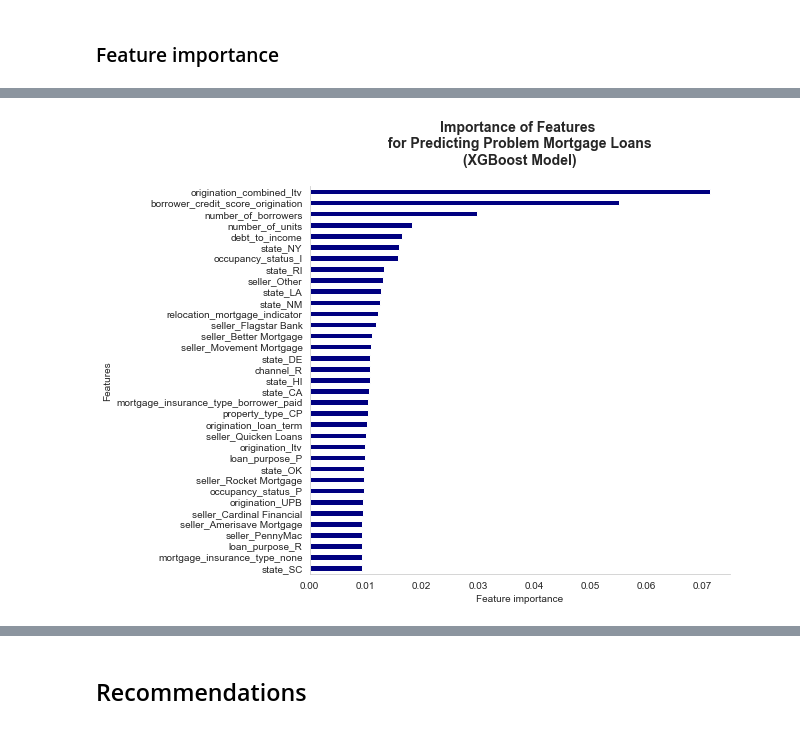
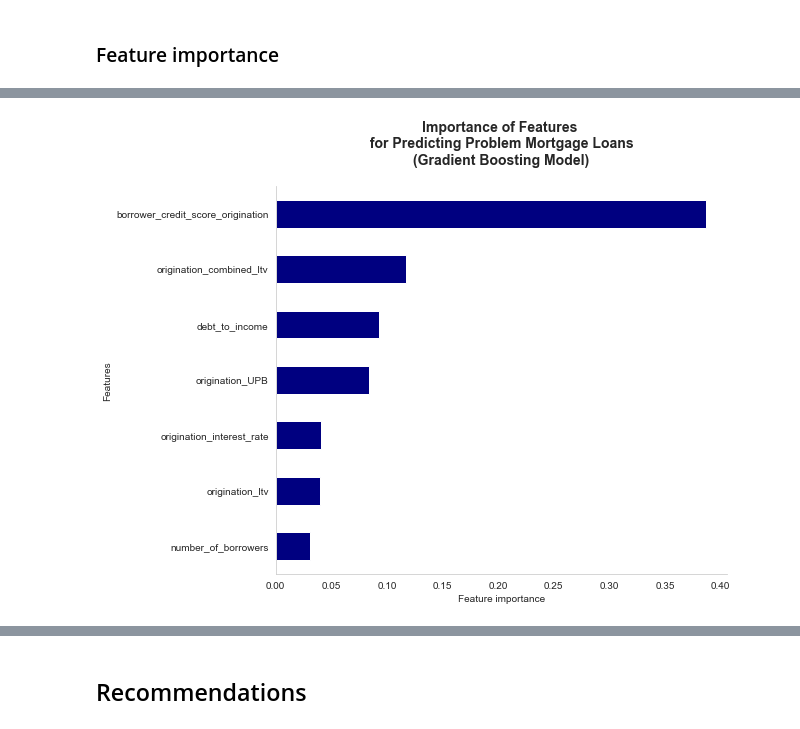
Before and after one commit to magalisolimano/predicting_problem_mortgages, a Jupyter notebook: notebook.ipynb, the cells around one changed output, grey strips where cells are left out. Cells and saved outputs as stored; diff of their text form; code cells hidden in the pictures.

Commit message:
updating notebook, README, and images

```diff
--- a/notebook.ipynb
+++ b/notebook.ipynb
@@ -753,6 +819,6 @@ df_new.to_csv('Data/fanniemae_mortgage_loans.csv', header=False, index=False, se
 # %%
 # For this analysis, drop components of target variable and drop zipcode
-df = df_new.drop(['loan_delinquency_months',
+df = df.drop(['loan_delinquency_months',
                   'modification_flag', 'borrower_assistance_plan',
                   'foreclosure_status', 'alternative_delinquency_resolution',
                   'alternative_delinquency_resolution_count', 'zipcode_short'],
@@ -1316,7 +1467,7 @@ transformed_col_names = [
     'state_NE','state_NH','state_NJ','state_NM','state_NV','state_NY',
     'state_OH','state_OK','state_OR','state_PA','state_PR','state_RI',
     'state_SC','state_SD','state_TN','state_TX','state_UT','state_VA',
-    'state_VT','state_WA','state_WI','state_WV','state_WY',
+    'state_VI','state_VT','state_WA','state_WI','state_WV','state_WY',
     'mortgage_insurance_type_borrower_paid','mortgage_insurance_type_enterprise_paid',
     'mortgage_insurance_type_lender_paid', 'mortgage_insurance_type_none'
     ]
@@ -2033,10 +2185,11 @@ occupancy status of the home.
 # %%
-# View important features of selected model: XGBoost
-feature_importance_xgb = pd.DataFrame(xgb_gs.best_estimator_.named_steps[
-                                        'xgb'].feature_importances_,
+# View important features of selected model: Gradient Boosting
+feature_importance_gb = pd.DataFrame(gb_gs.best_estimator_.named_steps[
+                                        'gb'].feature_importances_,
                                          index=X_train_transformed.columns)
 # %%
-feature_importance_xgb.sort_values(by=['importance'],
-                                  ascending=False).head(30)
+feature_importance_gb.columns =['importance']
+feature_importance_gb.sort_values(by=['importance'],
+                                  ascending=False).head(35)
 # %% [output]
 |  | importance |
@@ -2059,28 +2224,28 @@ feature_importance_xgb.sort_values(by=['importance'],
 # %%
-# Plot feature importance of XGBoost model
+# Plot feature importance of Gradient Boosting model
 fig, ax = plt.subplots(figsize=(9,7))
 
-feature_importance_xgb.columns = ['importance']
-feature_importance_xgb.sort_values(by=['importance'],
-                                  ascending=True).tail(35).plot.barh(
+feature_importance_gb.columns = ['importance']
+feature_importance_gb.sort_values(by=['importance'],
+                                  ascending=True).tail(7).plot.barh(
                                                                 color='navy',
                                                                 ax=ax)
 # Set title and axis labels
-ax.set_title('Importance of Features \n for Predicting Problem Mortgage Loans \n (XGBoost Model) \n',
+ax.set_title('Importance of Features \n for Predicting Problem Mortgage Loans \n (Gradient Boosting Model) \n',
              fontsize=14, fontweight='bold')
 ax.set_xlabel('Feature importance')
 ax.set_ylabel('Features')
 
 # Remove legend
 ax.get_legend().remove()
 
 # Remove grid line
 plt.grid(False)
 
 # Remove top border and right border
 ax.spines['top'].set_visible(False)
 ax.spines['right'].set_visible(False)
 
 plt.tight_layout()
 # %% [output]
-[figure, old version]
+[figure, new version]
```
Also changed, not shown: parts of 65 cells of this notebook, 13 other files.
